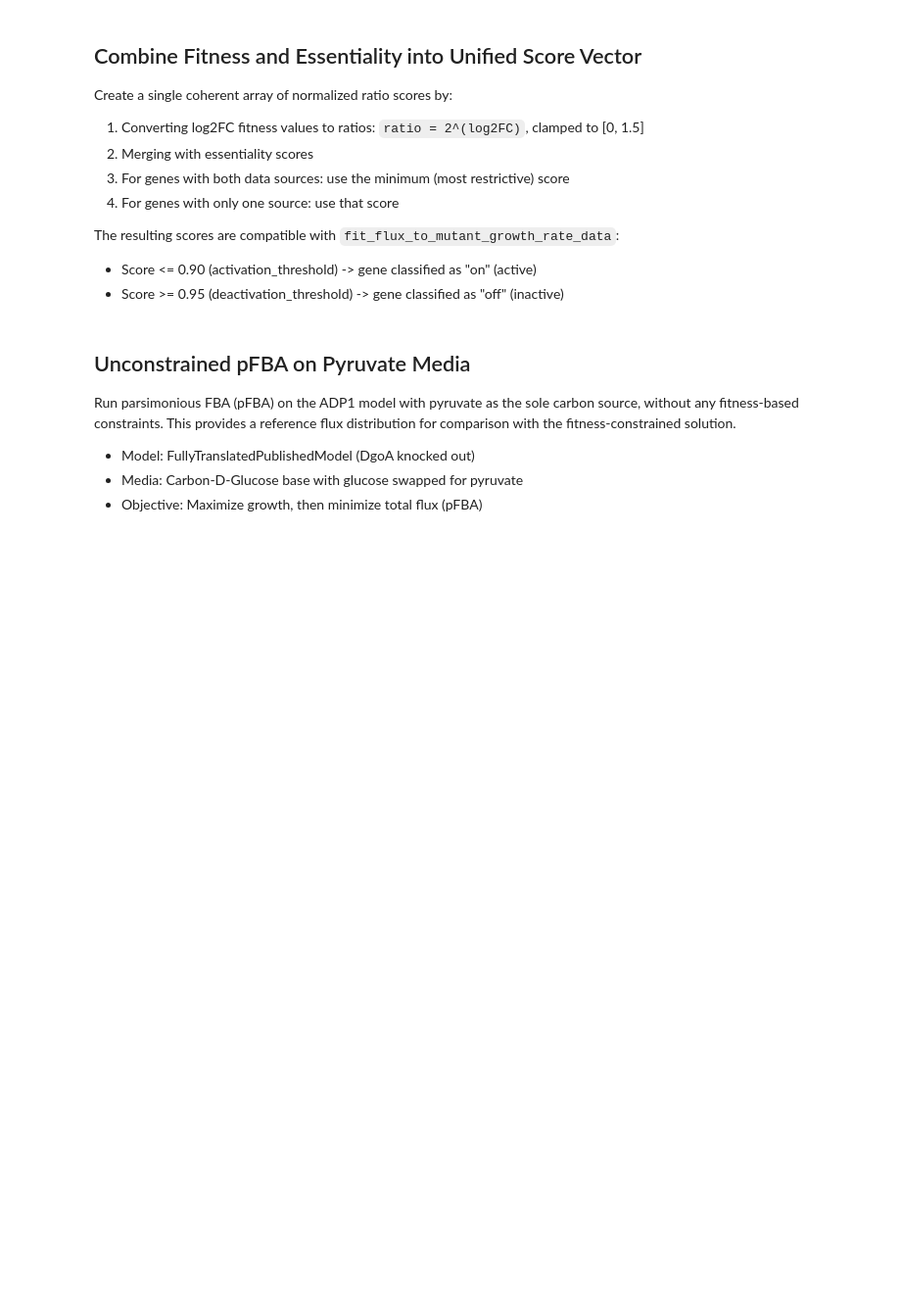
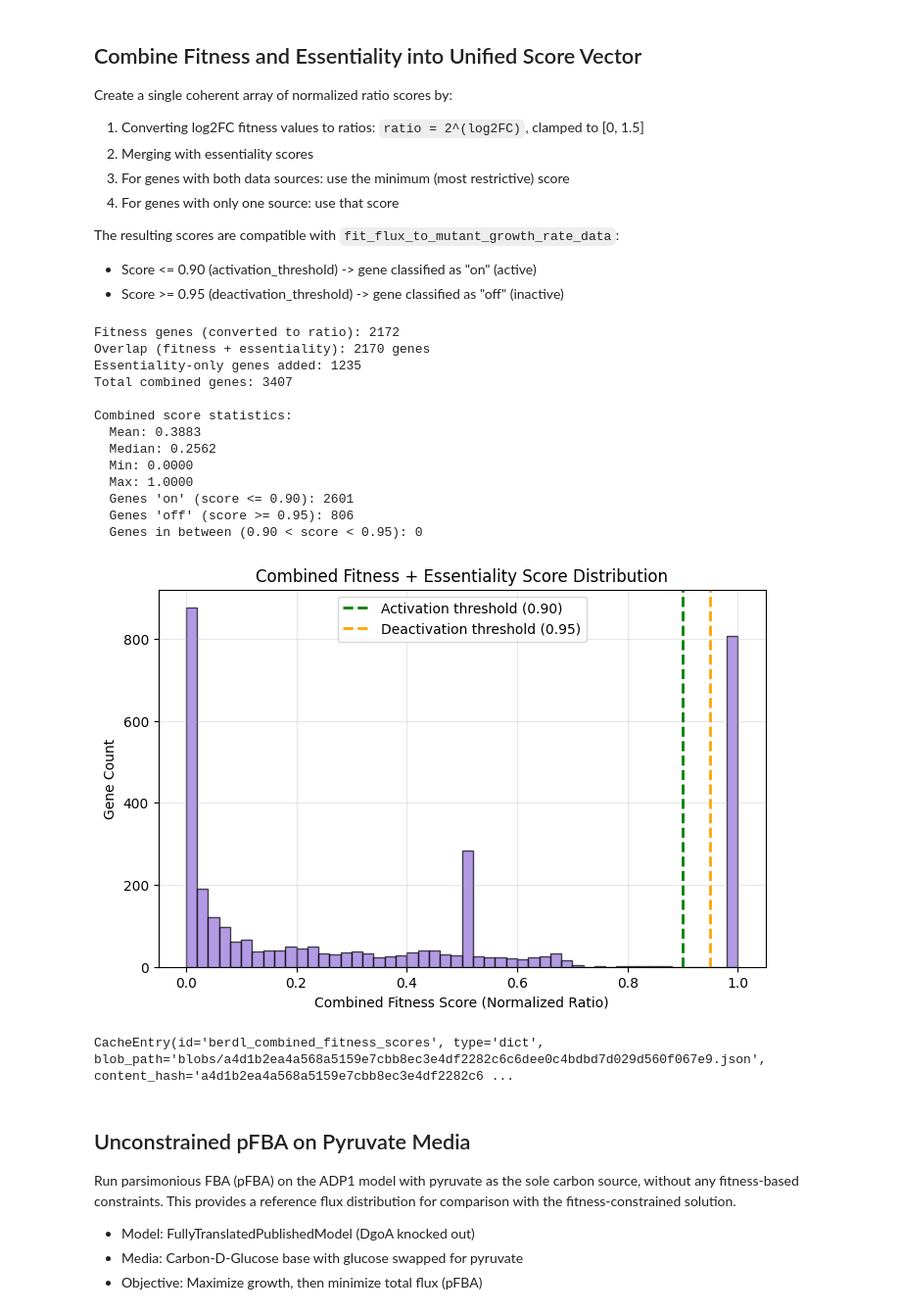
Before and after one commit to ModelSEED/ADP1Notebooks, a Jupyter notebook: notebooks/ADP1BERDLFitnessFluxFitting.ipynb, the cells around one changed output. Shown at 98% size. Saved outputs shown, nothing was run; the diff lists cells and outputs as text; code cells hidden in the pictures; blank space fills up the shorter version.

```diff
--- a/notebooks/ADP1BERDLFitnessFluxFitting.ipynb
+++ b/notebooks/ADP1BERDLFitnessFluxFitting.ipynb
@@ -100,11 +112,9 @@ experimental essentiality calls for minimal media conditions.
 
 This data will overlap minimally with the fitness data, extending our gene coverage.
 # %%
-from util import session_for
+%run util.py
 import sqlite3
-import pandas as pd
 
-session = session_for("ADP1BERDLFitnessFluxFitting.ipynb")
 
 db_path = "data/berdl_tables.db"
 conn = sqlite3.connect(db_path)
@@ -145,12 +166,9 @@ The resulting scores are compatible with `fit_flux_to_mutant_growth_rate_data`:
 - Score <= 0.90 (activation_threshold) -> gene classified as "on" (active)
 - Score >= 0.95 (deactivation_threshold) -> gene classified as "off" (inactive)
 # %%
-from util import session_for
-import numpy as np
+%run util.py
 import matplotlib.pyplot as plt
-import os
 
-session = session_for("ADP1BERDLFitnessFluxFitting.ipynb")
 
 fitness_dict = session.cache.load("berdl_fitness_min_by_gene")
 ess_dict = session.cache.load("berdl_essentiality_minimal_scores")
@@ -181,33 +199,49 @@ print(f"Essentiality-only genes added: {ess_only}")
 print(f"Total combined genes: {len(combined_scores)}")
 
 # Statistics
 scores = list(combined_scores.values())
 print(f"\nCombined score statistics:")
 print(f"  Mean: {np.mean(scores):.4f}")
 print(f"  Median: {np.median(scores):.4f}")
 print(f"  Min: {np.min(scores):.4f}")
 print(f"  Max: {np.max(scores):.4f}")
 print(f"  Genes 'on' (score <= 0.90): {sum(1 for s in scores if s <= 0.90)}")
 print(f"  Genes 'off' (score >= 0.95): {sum(1 for s in scores if s >= 0.95)}")
 print(f"  Genes in between (0.90 < score < 0.95): {sum(1 for s in scores if 0.90 < s < 0.95)}")
 
 # Plot combined distribution
 fig, ax = plt.subplots(1, 1, figsize=(8, 5))
 ax.hist(scores, bins=50, alpha=0.7, color='mediumpurple', edgecolor='black')
 ax.axvline(0.90, color='green', linestyle='--', linewidth=2, label='Activation threshold (0.90)')
 ax.axvline(0.95, color='orange', linestyle='--', linewidth=2, label='Deactivation threshold (0.95)')
 ax.set_xlabel('Combined Fitness Score (Normalized Ratio)')
 ax.set_ylabel('Gene Count')
 ax.set_title('Combined Fitness + Essentiality Score Distribution')
 ax.legend()
 ax.grid(True, alpha=0.3)
 os.makedirs('nboutput/ADP1BERDLFitnessFluxFitting', exist_ok=True)
 plt.savefig('nboutput/ADP1BERDLFitnessFluxFitting/combined_score_distribution.png', dpi=150, bbox_inches='tight')
 plt.show()
 
 # Save in format expected by MSExpression.load_from_dict
 # Format: {condition_name: {gene_id: value, ...}}
 session.cache.save("berdl_combined_fitness_scores", {"combined_fitness": combined_scores})
+# %% [output]
+Fitness genes (converted to ratio): 2172
+Overlap (fitness + essentiality): 2170 genes
+Essentiality-only genes added: 1235
+Total combined genes: 3407
+
+Combined score statistics:
+  Mean: 0.3883
+  Median: 0.2562
+  Min: 0.0000
+  Max: 1.0000
+  Genes 'on' (score <= 0.90): 2601
+  Genes 'off' (score >= 0.95): 806
+  Genes in between (0.90 < score < 0.95): 0
+[figure, added]
+CacheEntry(id='berdl_combined_fitness_scores', type='dict', blob_path='blobs/a4d1b2ea4a568a5159e7cbb8ec3e4df2282c6c6dee0c4bdbd7d029d560f067e9.json', content_hash='a4d1b2ea4a568a5159e7cbb8ec3e4df2282c6 ...
 # %% [markdown]
 ## Unconstrained pFBA on Pyruvate Media
 
```
Also changed, not shown: parts of 9 cells of this notebook, 20 other files.
